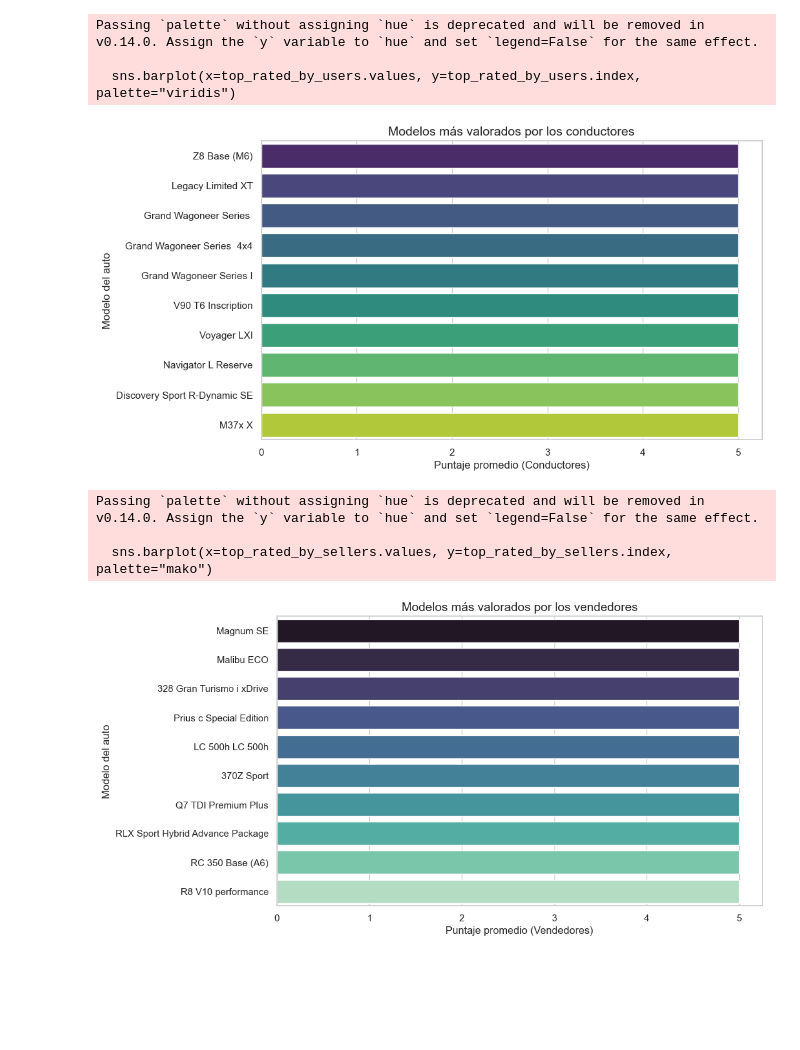
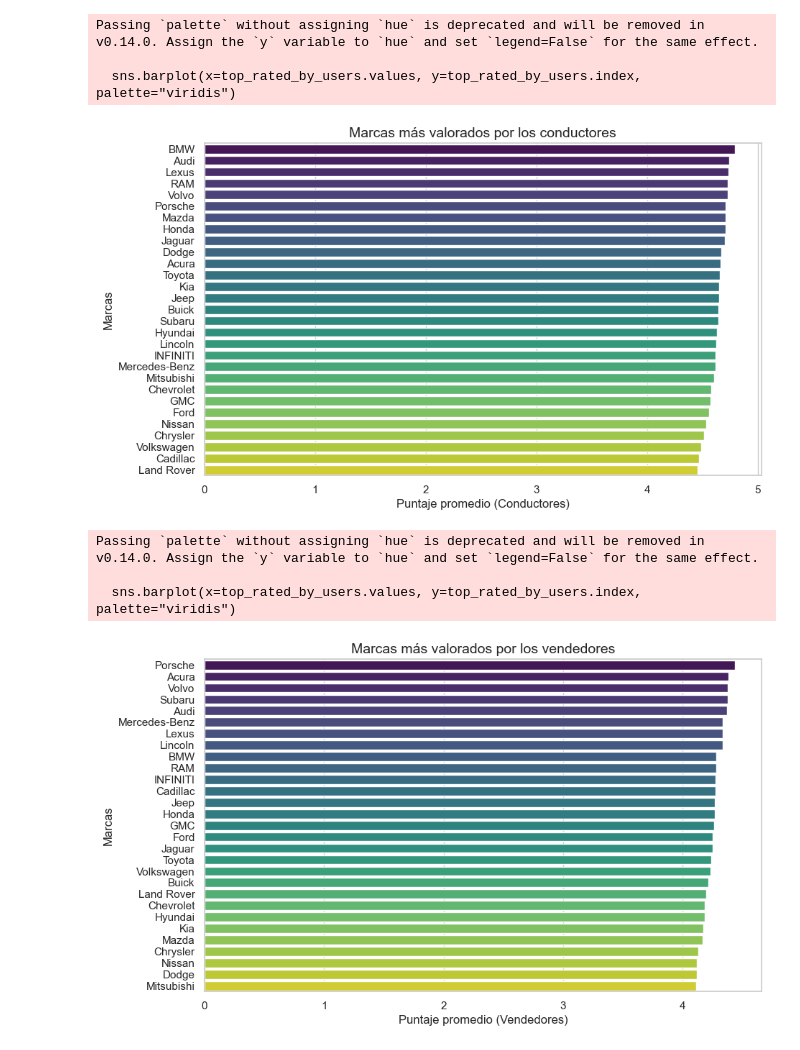
Before and after one commit to emalincic/Primer_Entrega_DS2, a Jupyter notebook: Asistencia_precios.ipynb, the cells around one changed output. Saved outputs shown, nothing was run; the diff lists cells and outputs as text; code cells hidden in the pictures; blank space fills up the shorter version.

```diff
--- a/Asistencia_precios.ipynb
+++ b/Asistencia_precios.ipynb
@@ -97,39 +162,32 @@ Passing `palette` without assigning `hue` is deprecated and will be removed in v
 # %%
 # -----------------------------
 # Análisis: Autos más valorados por las personas
 # -----------------------------
 plt.figure(figsize=(10, 6))
-top_rated_by_users = data.groupby("Modelo")["PuntajeConductores"].mean().sort_values(ascending=False).head(10)
+top_rated_by_users = data.groupby("Marca")["PuntajeConductores"].mean().sort_values(ascending=False)
 sns.barplot(x=top_rated_by_users.values, y=top_rated_by_users.index, palette="viridis")
-plt.title("Modelos más valorados por los conductores", fontsize=14)
+plt.title("Marcas más valorados por los conductores", fontsize=14)
 plt.xlabel("Puntaje promedio (Conductores)")
-plt.ylabel("Modelo del auto")
+plt.ylabel("Marcas")
 plt.show()
 # %% [output]
 Passing `palette` without assigning `hue` is deprecated and will be removed in v0.14.0. Assign the `y` variable to `hue` and set `legend=False` for the same effect.
 
   sns.barplot(x=top_rated_by_users.values, y=top_rated_by_users.index, palette="viridis")
-[figure, old version]
+[figure, new version]
 # %%
 # -----------------------------
-# Análisis: Autos más valorados por los vendedores
+# Análisis: Autos más valorados por las vendedores
 # -----------------------------
 plt.figure(figsize=(10, 6))
-top_rated_by_sellers = data.groupby("Modelo")["PuntajeVendedor"].mean().sort_values(ascending=False).head(10)
-sns.barplot(x=top_rated_by_sellers.values, y=top_rated_by_sellers.index, palette="mako")
-plt.title("Modelos más valorados por los vendedores", fontsize=14)
+top_rated_by_users = data.groupby("Marca")["PuntajeVendedor"].mean().sort_values(ascending=False)
+sns.barplot(x=top_rated_by_users.values, y=top_rated_by_users.index, palette="viridis")
+plt.title("Marcas más valorados por los vendedores", fontsize=14)
 plt.xlabel("Puntaje promedio (Vendedores)")
-plt.ylabel("Modelo del auto")
+plt.ylabel("Marcas")
 plt.show()
-
-# -----------------------------
-# Conclusión
-# -----------------------------
-# Este análisis visual muestra cómo los años, kilometraje, daños, y primer propietario afectan el precio de un auto usado.
-# Además, se destacan los modelos más publicados y aquellos más valorados por conductores y vendedores.
-# Las tendencias observadas pueden usarse para estrategias de fijación de precios o evaluación de autos.
 # %% [output]
 Passing `palette` without assigning `hue` is deprecated and will be removed in v0.14.0. Assign the `y` variable to `hue` and set `legend=False` for the same effect.
 
-  sns.barplot(x=top_rated_by_sellers.values, y=top_rated_by_sellers.index, palette="mako")
+  sns.barplot(x=top_rated_by_users.values, y=top_rated_by_users.index, palette="viridis")
-[figure, old version]
+[figure, new version]
```
Also changed, not shown: parts of 14 cells of this notebook.
